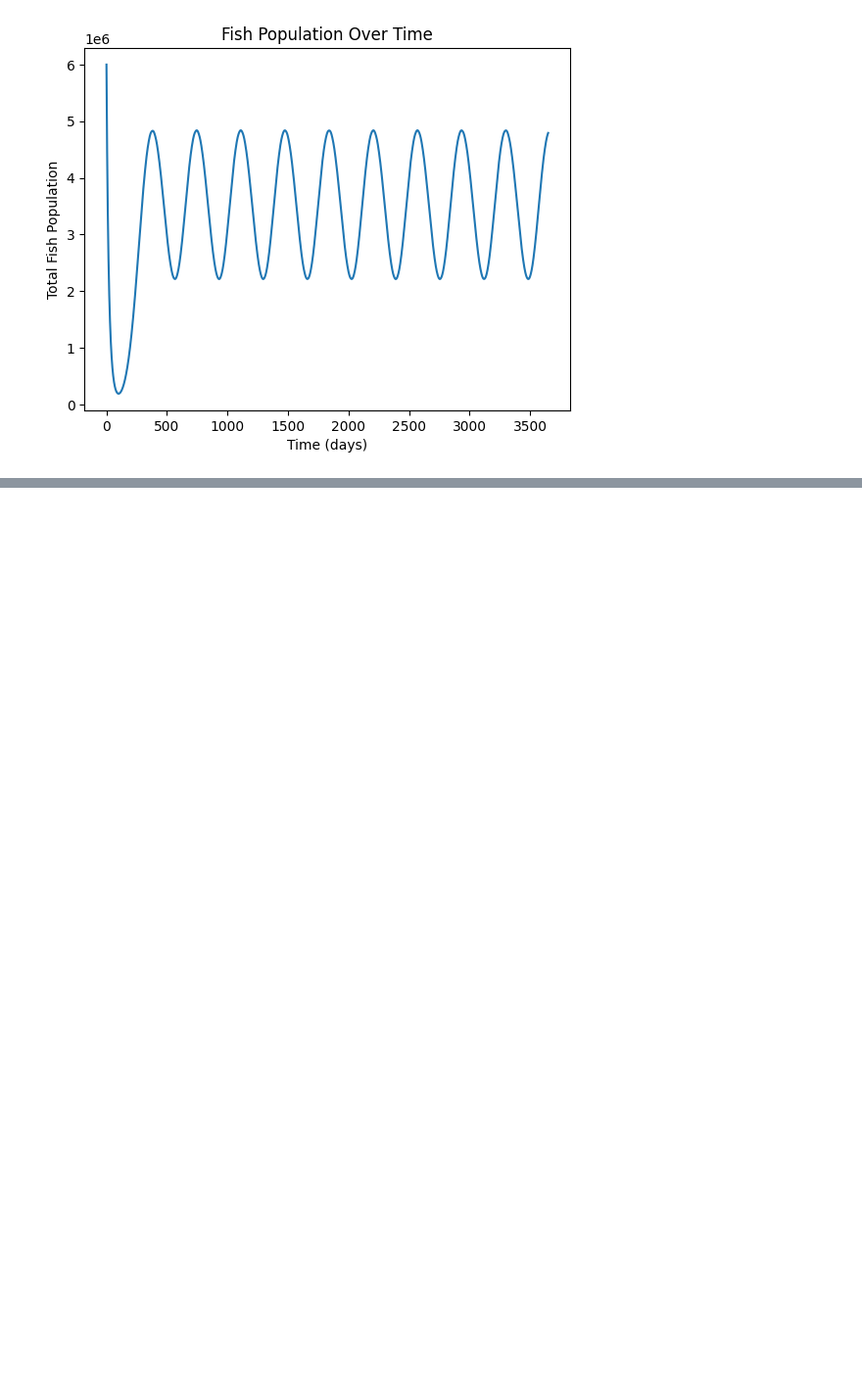
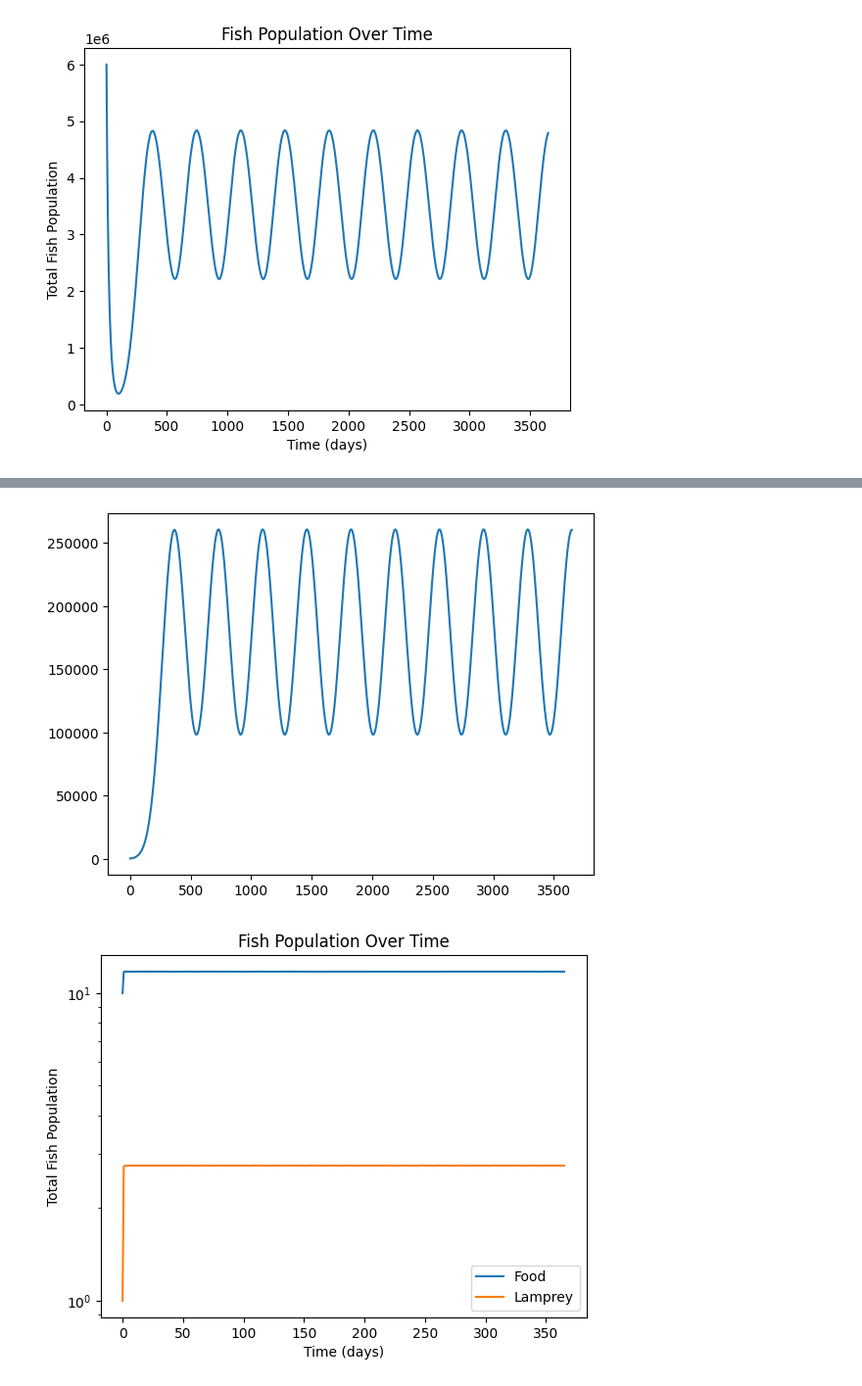
Before and after one commit to AlexanderNez/MCM_2024, a Jupyter notebook: LogisticGrowth.ipynb, the cells around one changed output, grey strips where cells are left out. Shown: that part at 98% size. Drawn from its saved outputs; the diff is of its cells as text; code cells hidden in the pictures; blank space fills up the shorter version.

```diff
--- a/LogisticGrowth.ipynb
+++ b/LogisticGrowth.ipynb
@@ -87,0 +56,55 @@ plt.plot(sol.y[0,:])
+# %%
+'''Lamprey Model'''
+
+def fisheries(t):
+    #return 300 * np.cos(2 * np.pi * t/180) + sigma0
+    sigma = 10000
+    return 260_000 * np.exp(-1/2 * ((t-365)**2)/sigma) + 260_000 * np.exp(-1/2 * ((t-730)**2)/sigma) + 260_000 * np.exp(-1/2 * ((t-1095)**2)/sigma)\
++ 260_000 * np.exp(-1/2 * ((t-1460)**2)/sigma) + 260_000 * np.exp(-1/2 * ((t-1825)**2)/sigma) + 260_000 * np.exp(-1/2 * ((t-2190)**2)/sigma)\
++ 260_000 * np.exp(-1/2 * ((t-2555)**2)/sigma) + 260_000 * np.exp(-1/2 * ((t-2920)**2)/sigma) + 260_000 * np.exp(-1/2 * ((t-3285)**2)/sigma) + \
+260_000 * np.exp(-1/2 * ((t-3650)**2)/sigma)
+
+
+
+
+par = {"alpha":1.1,"beta":0.4,"delta":0.1,"gamma":0.4}
+
+
+plt.plot([fisheries(t) for t in range(3650)])
+plt.show()
+
+
+# Total fish population model
+def TF(t, y, par):
+
+    F,L = y
+
+    dF = par['alpha'] * F - par['beta'] * F * L
+    dL = par['delta'] * L * F - par['gamma'] * L
+
+    return np.array(dF,dL)
+
+
+# Initial conditions and time span
+y0 = [10,1]
+t = (0, 365)
+
+# Solve the differential equation
+sol = solve_ivp(fun=lambda t, y: TF(t, y, par), t_span=t, y0=y0, t_eval=np.linspace(t[0], t[1], 365))
+
+# Plot the solution
+
+labels = ["Food","Lamprey"]
+
+for i in range(2):
+    plt.plot(sol.t, sol.y[i],label = labels[i])
+
+plt.legend()
+plt.yscale('log')
+plt.xlabel('Time (days)')
+plt.ylabel('Total Fish Population')
+plt.title('Fish Population Over Time')
+plt.show()
+# %% [output]
+[figure, added]
+[figure, added]
```
Also changed, not shown: parts of 1 cell of this notebook, 1 other file.
